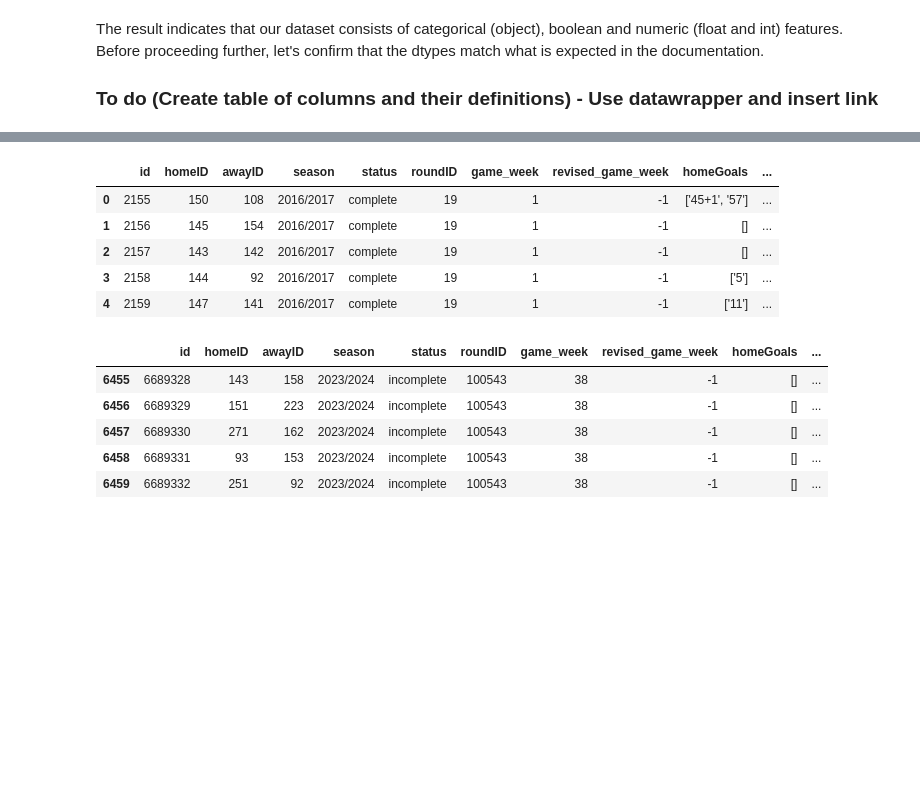
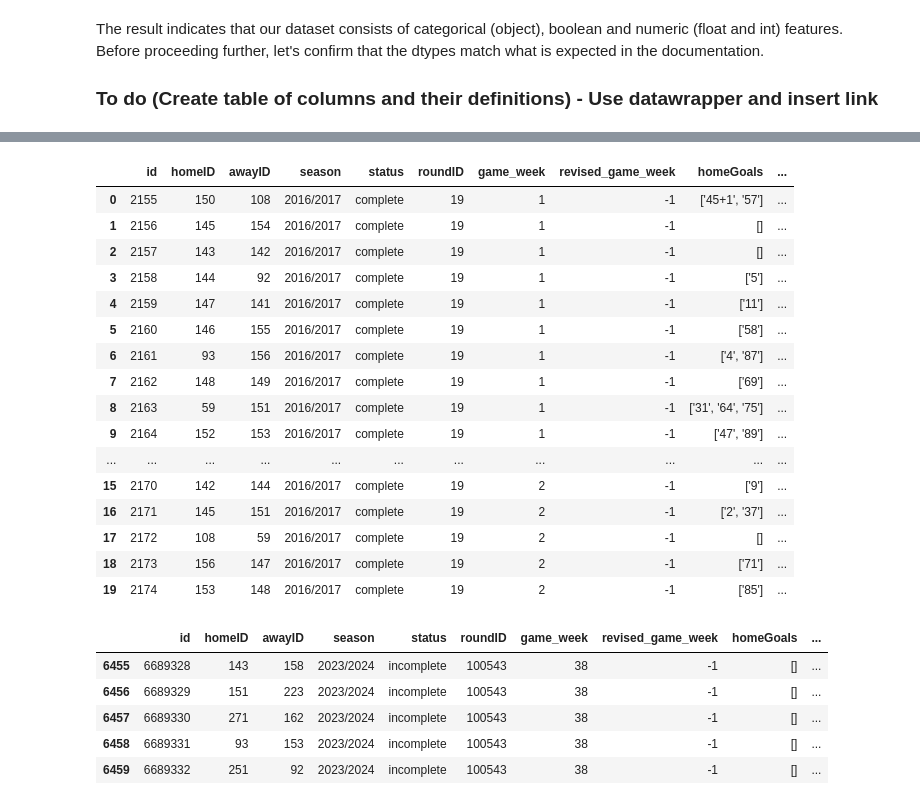
Before and after one commit to waynekipngeno/capstone_project, a Jupyter notebook: Data Cleaning and EDA.ipynb, the cells around one changed output, grey strips where cells are left out. Cells and saved outputs as stored; diff of their text form; code cells hidden in the pictures; blank space fills up the shorter version.

```diff
--- a/Data Cleaning and EDA.ipynb
+++ b/Data Cleaning and EDA.ipynb
@@ -42,10 +60,21 @@ The result indicates that our dataset consists of categorical (object), boolean
 # %%
 # inspect the first few rows
-data.head(5)
+data.head(20)
 # %% [output]
 |  | id | homeID | awayID | season | status | roundID | game_week | revised_game_week | homeGoals | ... |
 | 0 | 2155 | 150 | 108 | 2016/2017 | complete | 19 | 1 | -1 | ['45+1', '57'] | ... |
 | 1 | 2156 | 145 | 154 | 2016/2017 | complete | 19 | 1 | -1 | [] | ... |
 | 2 | 2157 | 143 | 142 | 2016/2017 | complete | 19 | 1 | -1 | [] | ... |
 | 3 | 2158 | 144 | 92 | 2016/2017 | complete | 19 | 1 | -1 | ['5'] | ... |
 | 4 | 2159 | 147 | 141 | 2016/2017 | complete | 19 | 1 | -1 | ['11'] | ... |
+| 5 | 2160 | 146 | 155 | 2016/2017 | complete | 19 | 1 | -1 | ['58'] | ... |
+| 6 | 2161 | 93 | 156 | 2016/2017 | complete | 19 | 1 | -1 | ['4', '87'] | ... |
+| 7 | 2162 | 148 | 149 | 2016/2017 | complete | 19 | 1 | -1 | ['69'] | ... |
+| 8 | 2163 | 59 | 151 | 2016/2017 | complete | 19 | 1 | -1 | ['31', '64', '75'] | ... |
+| 9 | 2164 | 152 | 153 | 2016/2017 | complete | 19 | 1 | -1 | ['47', '89'] | ... |
+| ... | ... | ... | ... | ... | ... | ... | ... | ... | ... | ... |
+| 15 | 2170 | 142 | 144 | 2016/2017 | complete | 19 | 2 | -1 | ['9'] | ... |
+| 16 | 2171 | 145 | 151 | 2016/2017 | complete | 19 | 2 | -1 | ['2', '37'] | ... |
+| 17 | 2172 | 108 | 59 | 2016/2017 | complete | 19 | 2 | -1 | [] | ... |
+| 18 | 2173 | 156 | 147 | 2016/2017 | complete | 19 | 2 | -1 | ['71'] | ... |
+| 19 | 2174 | 153 | 148 | 2016/2017 | complete | 19 | 2 | -1 | ['85'] | ... |
```
Also changed, not shown: parts of 4 cells of this notebook.
